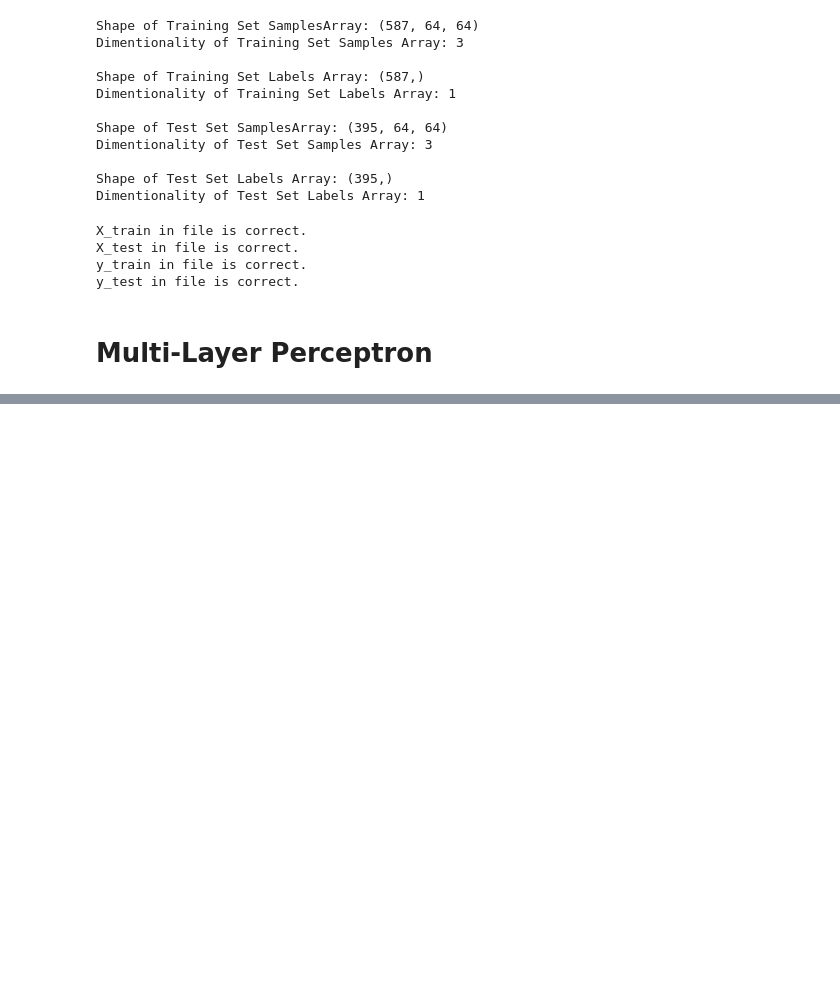
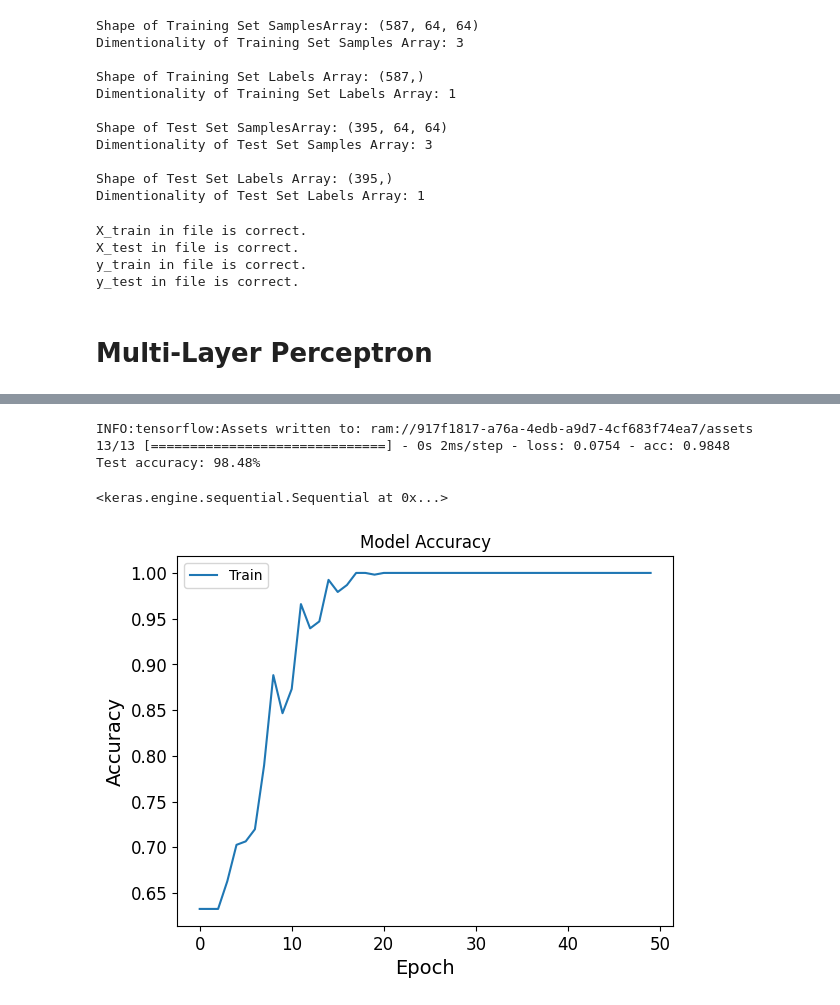
Before and after one commit to kmock930/Texture-Image-Comparison, a Jupyter notebook: CSI5341 Assignment 2 - Kelvin Mock 300453668.ipynb, the cells around one changed output, grey strips where cells are left out. Saved outputs shown, nothing was run; the diff lists cells and outputs as text; code cells hidden in the pictures; blank space fills up the shorter version.

Commit message:
Successfully trained MLP using tensorflow.keras

```diff
--- a/CSI5341 Assignment 2 - Kelvin Mock 300453668.ipynb
+++ b/CSI5341 Assignment 2 - Kelvin Mock 300453668.ipynb
@@ -272,14 +290,6 @@ X_train = unpack("X_train.pkl");
 X_test = unpack("X_test.pkl");
 y_train = unpack("y_train.pkl");
 y_test = unpack("y_test.pkl");
-# %%
-# Normalize
-X_train, y_train, X_test, y_test = MLP.normalize(
-    X_train=X_train,
-    y_train=y_train,
-    X_test=X_test,
-    y_test=y_test
-)
 # %% [markdown]
 # Multi-Layer Perceptron
 # %%
@@ -293,0 +304,8 @@ Could not automatically infer the output shape / dtype of 'mlp_mixer_layer' (of
+# %%
+# Normalize data
+X_train, y_train, X_test, y_test = mlpModel.normalize(
+    X_train=X_train,
+    y_train=y_train,
+    X_test=X_test,
+    y_test=y_test
+)
@@ -294,10 +331,19 @@ Could not automatically infer the output shape / dtype of 'mlp_mixer_layer' (of
 # %%
 # Train the Model
-MLP.train(
-    self=mlpModel,
+history = mlpModel.train(
     X_train=X_train,
     y_train=y_train,
     X_test=X_test,
     y_test=y_test
 );
 mlpModel.model
+# %% [output]
+INFO:tensorflow:Assets written to: ram://917f1817-a76a-4edb-a9d7-4cf683f74ea7/assets
+13/13 [==============================] - 0s 2ms/step - loss: 0.0754 - acc: 0.9848
+Test accuracy: 98.48%
+<keras.engine.sequential.Sequential at 0x...>
+# %%
+# Plot the Learning Curve
+MLP.plotLearningCurve(history);
+# %% [output]
+[figure, added]
```
Also changed, not shown: parts of 9 cells of this notebook, 11 other files.
